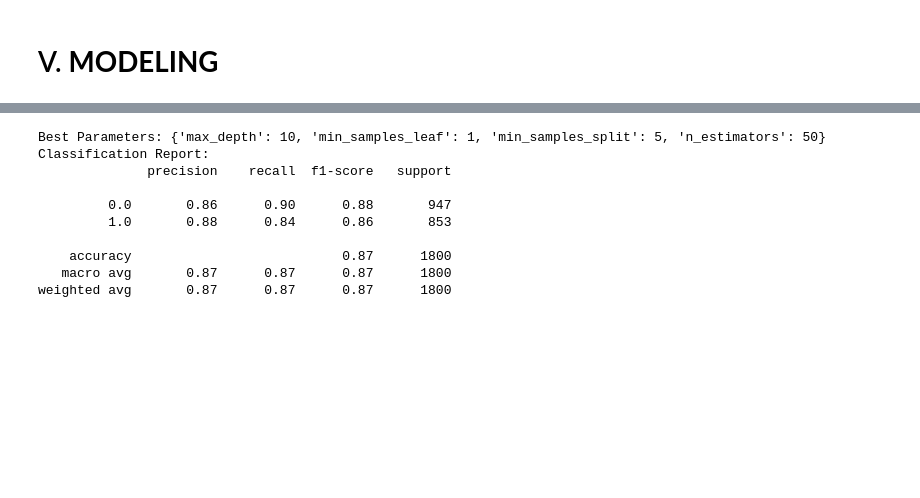
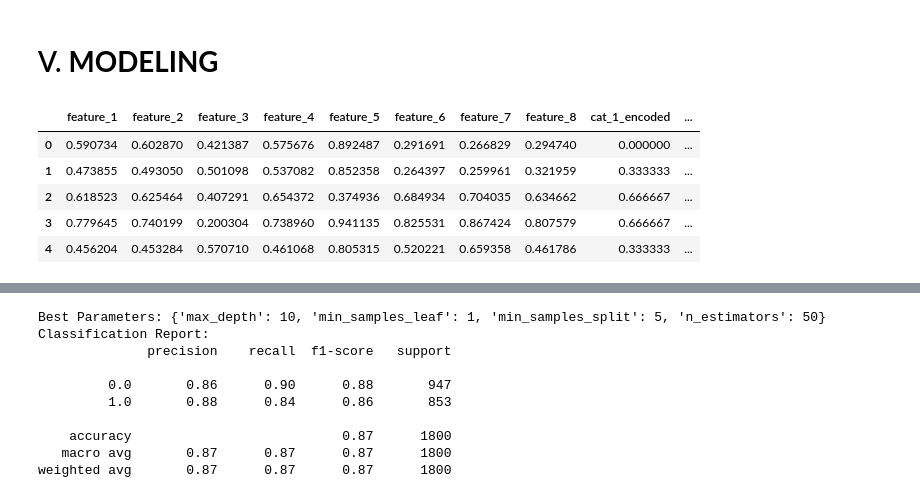
Before and after one commit to Montasir00/Ml_final_project, a Jupyter notebook: Final_Project.ipynb, the cells around one changed output, grey strips where cells are left out. Drawn from its saved outputs; the diff is of its cells as text; code cells hidden in the pictures; blank space fills up the shorter version.

```diff
--- a/Final_Project.ipynb
+++ b/Final_Project.ipynb
@@ -564,0 +563,9 @@ def select_features(X, y):
+# %%
+X.head()
+# %% [output]
+|  | feature_1 | feature_2 | feature_3 | feature_4 | feature_5 | feature_6 | feature_7 | feature_8 | cat_1_encoded | ... |
+| 0 | 0.590734 | 0.602870 | 0.421387 | 0.575676 | 0.892487 | 0.291691 | 0.266829 | 0.294740 | 0.000000 | ... |
+| 1 | 0.473855 | 0.493050 | 0.501098 | 0.537082 | 0.852358 | 0.264397 | 0.259961 | 0.321959 | 0.333333 | ... |
+| 2 | 0.618523 | 0.625464 | 0.407291 | 0.654372 | 0.374936 | 0.684934 | 0.704035 | 0.634662 | 0.666667 | ... |
+| 3 | 0.779645 | 0.740199 | 0.200304 | 0.738960 | 0.941135 | 0.825531 | 0.867424 | 0.807579 | 0.666667 | ... |
+| 4 | 0.456204 | 0.453284 | 0.570710 | 0.461068 | 0.805315 | 0.520221 | 0.659358 | 0.461786 | 0.333333 | ... |
```
Also changed, not shown: parts of 23 cells of this notebook.
